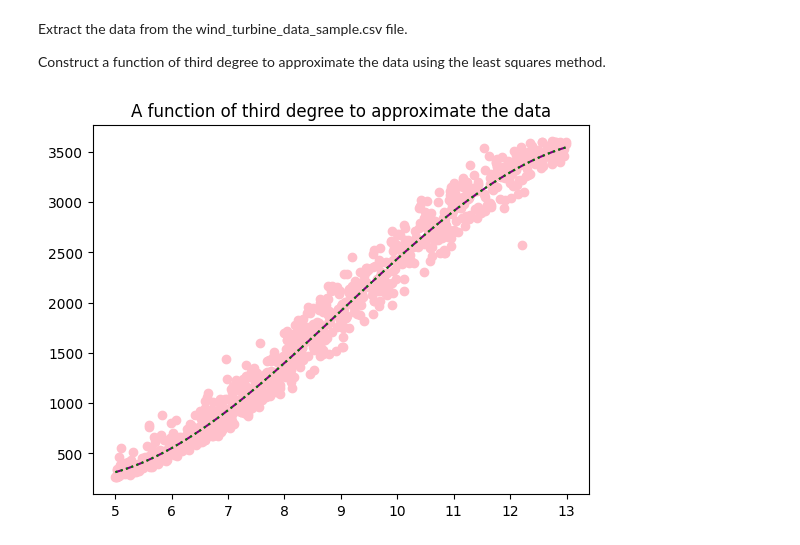
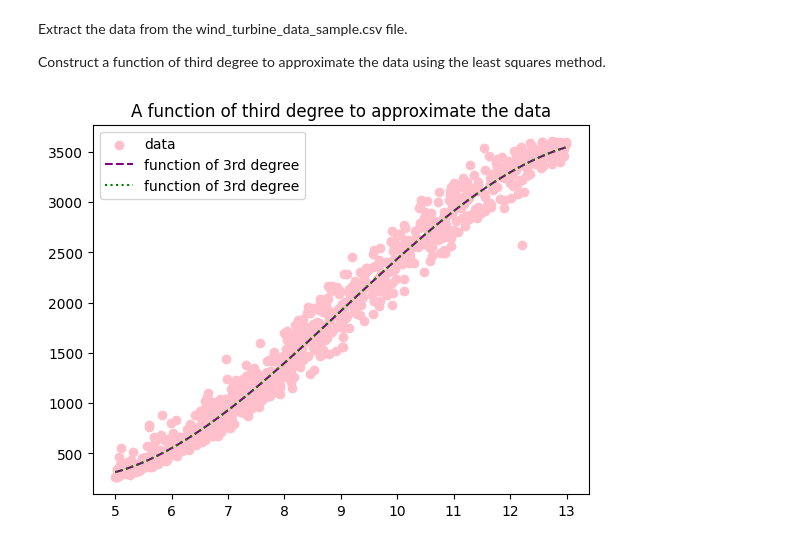
Before and after one commit to ivo3123/NumericalMethods, a Jupyter notebook: week07/task3.ipynb, the cells around one changed output. Cells and saved outputs as stored; diff of their text form; code cells hidden in the pictures.

Commit message:
added legend

```diff
--- a/week07/task3.ipynb
+++ b/week07/task3.ipynb
@@ -20,10 +20,11 @@ values = file.loc[:, 'power output']
 # %%
 x_axis = np.linspace(nodes.min(), nodes.max(), 600)
 
 plt.scatter(nodes, values, color='pink')
 plt.plot(x_axis, least_squares_method_function(nodes, values, x_axis, 4), linestyle='dashed', color='purple')
 plt.plot(x_axis, least_squares_method_matrix_poly(nodes, values, x_axis, 3), linestyle='dotted', color='green')
 plt.title('A function of third degree to approximate the data')
+plt.legend(['data', 'function of 3rd degree', 'function of 3rd degree'])
 plt.show()
 # %% [output]
-[figure, old version]
+[figure, new version]
```
